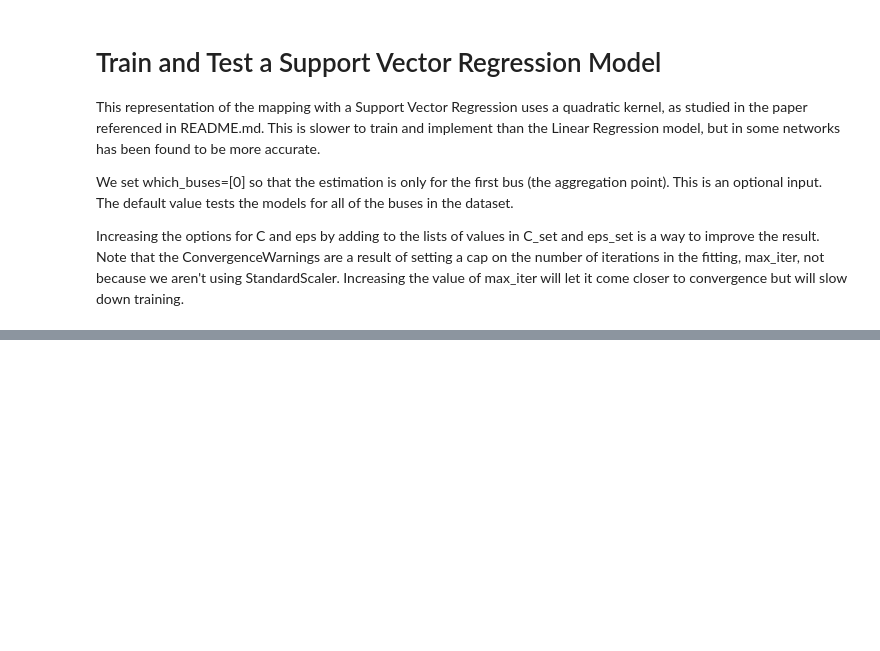
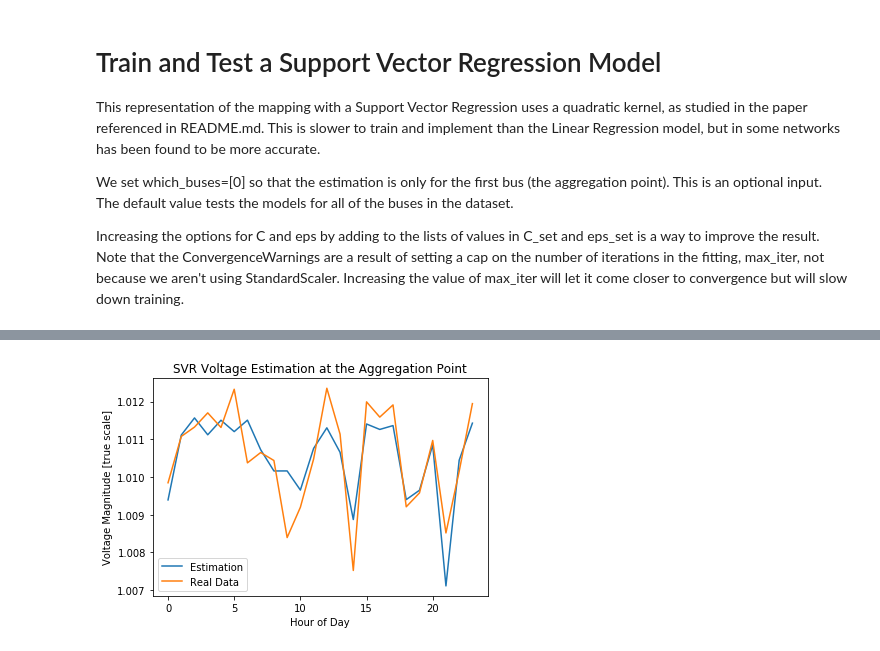
Before and after one commit to slaclab/VADER-Analytics, a Jupyter notebook: mlpowerflow/Voltage_Estimation_Use_Case.ipynb, the cells around one changed output, grey strips where cells are left out. Saved outputs shown, nothing was run; the diff lists cells and outputs as text; code cells hidden in the pictures; blank space fills up the shorter version.

Commit message:
Successful run of Voltage Estimation sample script

```diff
--- a/mlpowerflow/Voltage_Estimation_Use_Case.ipynb
+++ b/mlpowerflow/Voltage_Estimation_Use_Case.ipynb
@@ -117,10 +122,12 @@ print('The mean real RMSE was: ', model.mean_rmse)
 # %%
 time_set = np.arange(0,24) # Look at the first day of the test set
-which_bus_to_show = bus_try
+which_bus_to_show = 4
 plt.figure()
-plt.plot(time_set,model.scale_back_sample_y(model.test_y_values_svr[time_set, 0], which_bus_to_show), time_set, model.scale_back_sample_y(model.y_test[time_set,which_bus_to_show], which_bus_to_show))
+plt.plot(time_set,model.scale_back_sample_y(model.test_y_values[time_set, which_bus_to_show], which_bus_to_show), time_set, model.scale_back_sample_y(model.y_test[time_set,which_bus_to_show], which_bus_to_show))
 plt.xlabel('Hour of Day')
 plt.ylabel('Voltage Magnitude [true scale]')
 plt.title('SVR Voltage Estimation at the Aggregation Point')
 plt.legend(labels=['Estimation','Real Data'])
 plt.show()
+# %% [output]
+[figure, added]
```
Also changed, not shown: parts of 2 cells of this notebook.
